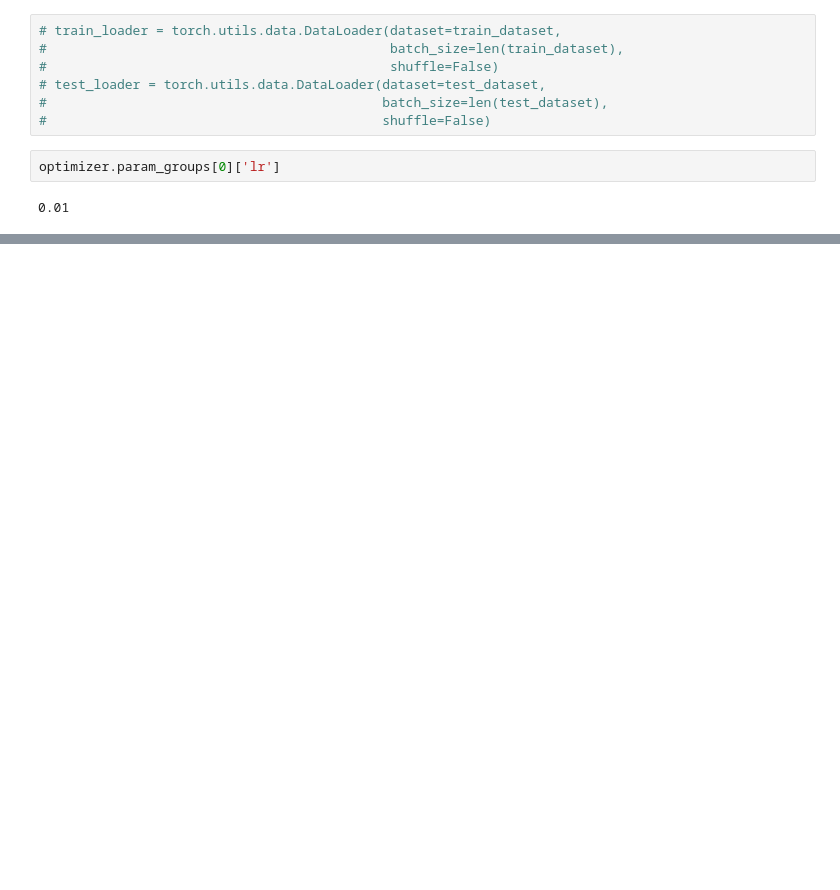
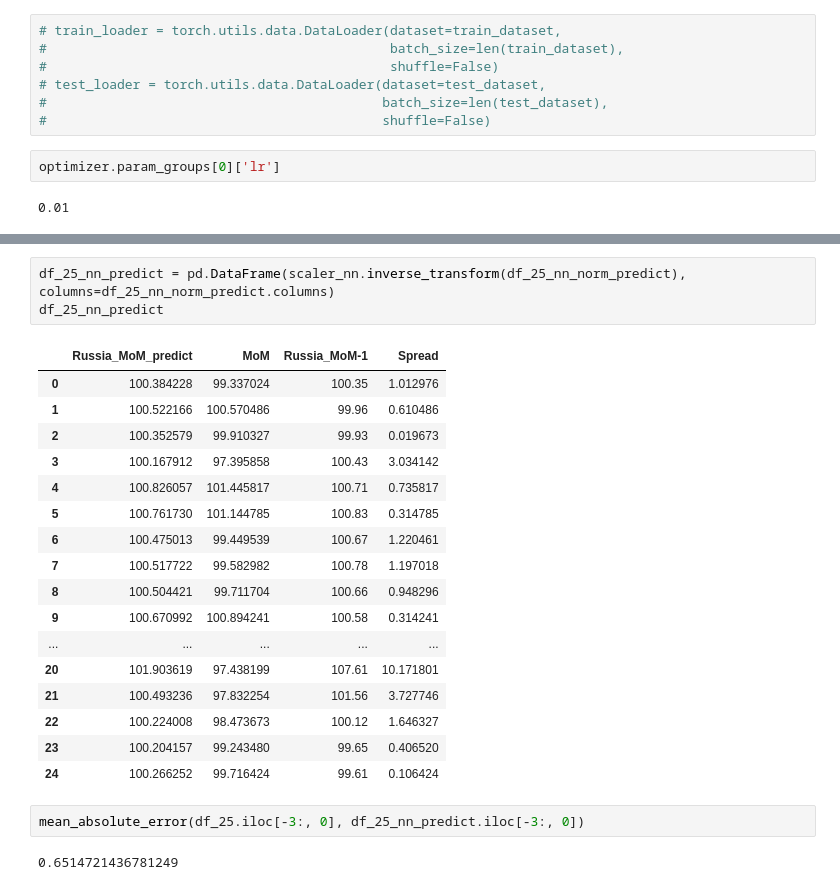
Before and after one commit to ALeksandr13254/CPI-forecasting, a Jupyter notebook: mysolve.ipynb, the cells around one changed output, grey strips where cells are left out. Cells and saved outputs as stored; diff of their text form; blank space fills up the shorter version.

```diff
--- a/mysolve.ipynb
+++ b/mysolve.ipynb
@@ -878,0 +984,25 @@ for parameter in best_model.named_parameters():
+# %%
+df_25_nn_predict = pd.DataFrame(scaler_nn.inverse_transform(df_25_nn_norm_predict), columns=df_25_nn_norm_predict.columns)
+df_25_nn_predict
+# %% [output]
+|  | Russia_MoM_predict | MoM | Russia_MoM-1 | Spread |
+| 0 | 100.384228 | 99.337024 | 100.35 | 1.012976 |
+| 1 | 100.522166 | 100.570486 | 99.96 | 0.610486 |
+| 2 | 100.352579 | 99.910327 | 99.93 | 0.019673 |
+| 3 | 100.167912 | 97.395858 | 100.43 | 3.034142 |
+| 4 | 100.826057 | 101.445817 | 100.71 | 0.735817 |
+| 5 | 100.761730 | 101.144785 | 100.83 | 0.314785 |
+| 6 | 100.475013 | 99.449539 | 100.67 | 1.220461 |
+| 7 | 100.517722 | 99.582982 | 100.78 | 1.197018 |
+| 8 | 100.504421 | 99.711704 | 100.66 | 0.948296 |
+| 9 | 100.670992 | 100.894241 | 100.58 | 0.314241 |
+| ... | ... | ... | ... | ... |
+| 20 | 101.903619 | 97.438199 | 107.61 | 10.171801 |
+| 21 | 100.493236 | 97.832254 | 101.56 | 3.727746 |
+| 22 | 100.224008 | 98.473673 | 100.12 | 1.646327 |
+| 23 | 100.204157 | 99.243480 | 99.65 | 0.406520 |
+| 24 | 100.266252 | 99.716424 | 99.61 | 0.106424 |
+# %%
+mean_absolute_error(df_25.iloc[-3:, 0], df_25_nn_predict.iloc[-3:, 0])
+# %% [output]
+0.6514721436781249
```
Also changed, not shown: parts of 42 cells of this notebook.
